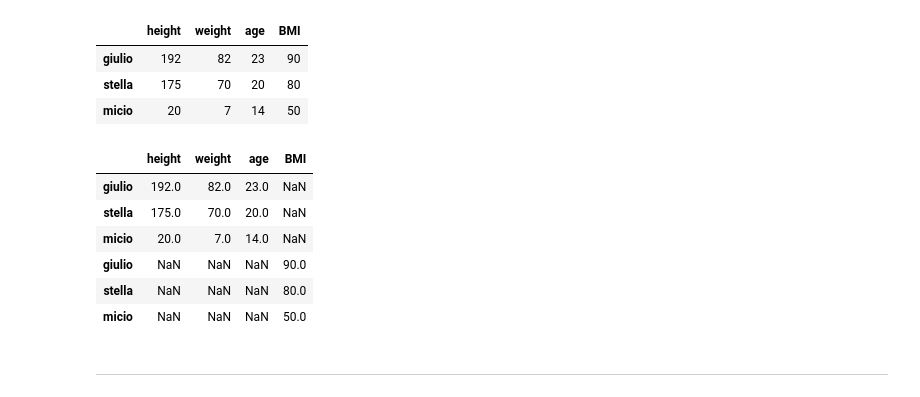
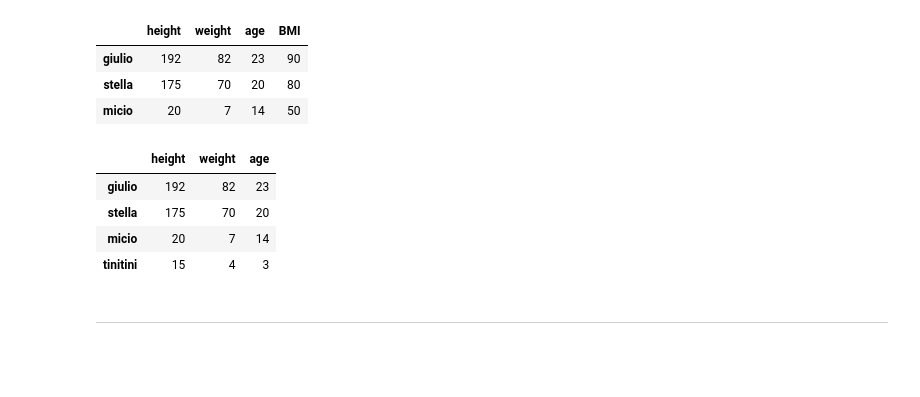
Before and after one commit to indemidelo/ds-interview, a Jupyter notebook: pandas-matplotlib/pandas-cheatsheet.ipynb, the cells around one changed output. Saved outputs shown, nothing was run; the diff lists cells and outputs as text; code cells hidden in the pictures; blank space fills up the shorter version.

```diff
--- a/pandas/pandas-cheatsheet.ipynb
+++ b/pandas-matplotlib/pandas-cheatsheet.ipynb
@@ -147,17 +153,15 @@ pd.concat([df, new_column], axis=1)
 # %%
 new_row = pd.DataFrame({'height': [15],
                         'weight': [4],
                         'age': [3]},
                        index=['tinitini'])
-pd.concat([df, new_column])
+pd.concat([df, new_row], axis=0)
 # %% [output]
-|  | height | weight | age | BMI |
-| giulio | 192.0 | 82.0 | 23.0 | NaN |
-| stella | 175.0 | 70.0 | 20.0 | NaN |
-| micio | 20.0 | 7.0 | 14.0 | NaN |
-| giulio | NaN | NaN | NaN | 90.0 |
-| stella | NaN | NaN | NaN | 80.0 |
-| micio | NaN | NaN | NaN | 50.0 |
+|  | height | weight | age |
+| giulio | 192 | 82 | 23 |
+| stella | 175 | 70 | 20 |
+| micio | 20 | 7 | 14 |
+| tinitini | 15 | 4 | 3 |
 # %% [markdown]
 ---
 # %%
```
Also changed, not shown: parts of 1 cell of this notebook, 3 other files.
